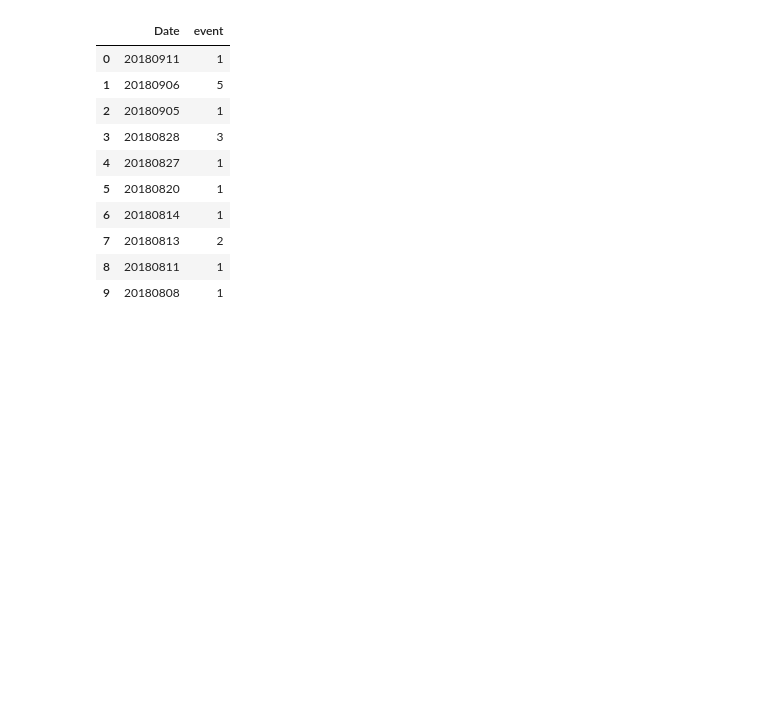
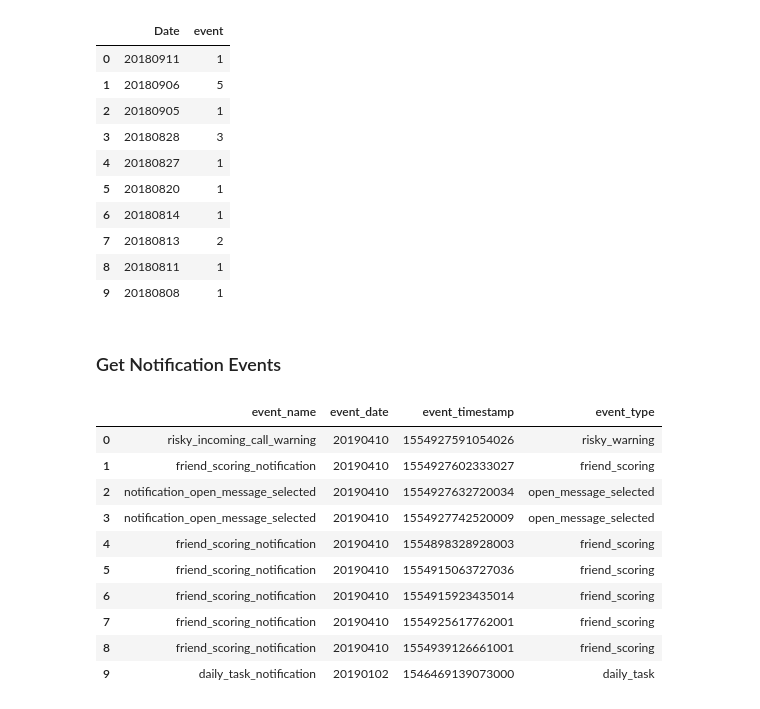
Before and after one commit to HeyCharlie2016/analysis, a Jupyter notebook: notebooks/SQLLibrary.ipynb, the cells around one changed output. Saved outputs shown, nothing was run; the diff lists cells and outputs as text; code cells hidden in the pictures; blank space fills up the shorter version.

Commit message:
Pulling firebase notification events an responses
TBD: making sure we're capturing all the responses

```diff
--- a/notebooks/SQLLibrary.ipynb
+++ b/notebooks/SQLLibrary.ipynb
@@ -851,3 +851,37 @@ df.head(10)
 | 7 | 20180813 | 2 |
 | 8 | 20180811 | 1 |
 | 9 | 20180808 | 1 |
+# %% [markdown]
+### Get Notification Events
+# %%
+query = """
+SELECT
+  event_name,
+  event_date,
+  event_timestamp,
+  (SELECT event_params.value.string_value
+  FROM UNNEST(event_params) AS event_params
+  WHERE event_params.key = 'notification_event') AS event_type
+FROM
+  `analytics_153084895.events_*`,
+  UNNEST(user_properties) AS user_properties
+WHERE
+  (SELECT event_params.value.string_value
+  FROM UNNEST(event_params) AS event_params
+  WHERE event_params.key = 'notification_event') != 'null'
+  AND user_properties.value.string_value = "+vinny"
+"""
+df = client.query(query).to_dataframe()
+df.head(10)
+# %% [output]
+|  | event_name | event_date | event_timestamp | event_type |
+| 0 | risky_incoming_call_warning | 20190410 | 1554927591054026 | risky_warning |
+| 1 | friend_scoring_notification | 20190410 | 1554927602333027 | friend_scoring |
+| 2 | notification_open_message_selected | 20190410 | 1554927632720034 | open_message_selected |
+| 3 | notification_open_message_selected | 20190410 | 1554927742520009 | open_message_selected |
+| 4 | friend_scoring_notification | 20190410 | 1554898328928003 | friend_scoring |
+| 5 | friend_scoring_notification | 20190410 | 1554915063727036 | friend_scoring |
+| 6 | friend_scoring_notification | 20190410 | 1554915923435014 | friend_scoring |
+| 7 | friend_scoring_notification | 20190410 | 1554925617762001 | friend_scoring |
+| 8 | friend_scoring_notification | 20190410 | 1554939126661001 | friend_scoring |
+| 9 | daily_task_notification | 20190102 | 1546469139073000 | daily_task |
```
Also changed, not shown: parts of 4 cells of this notebook.
